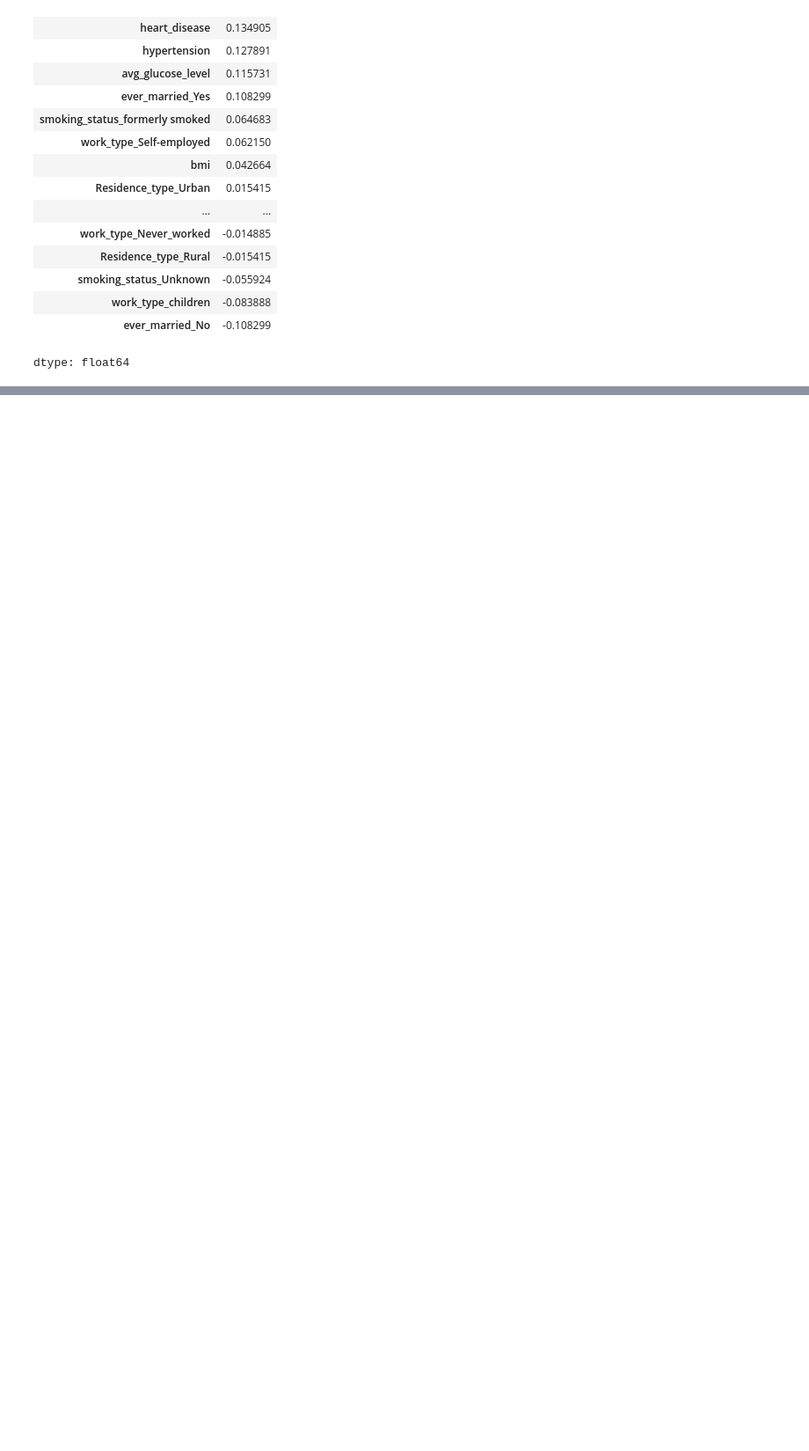
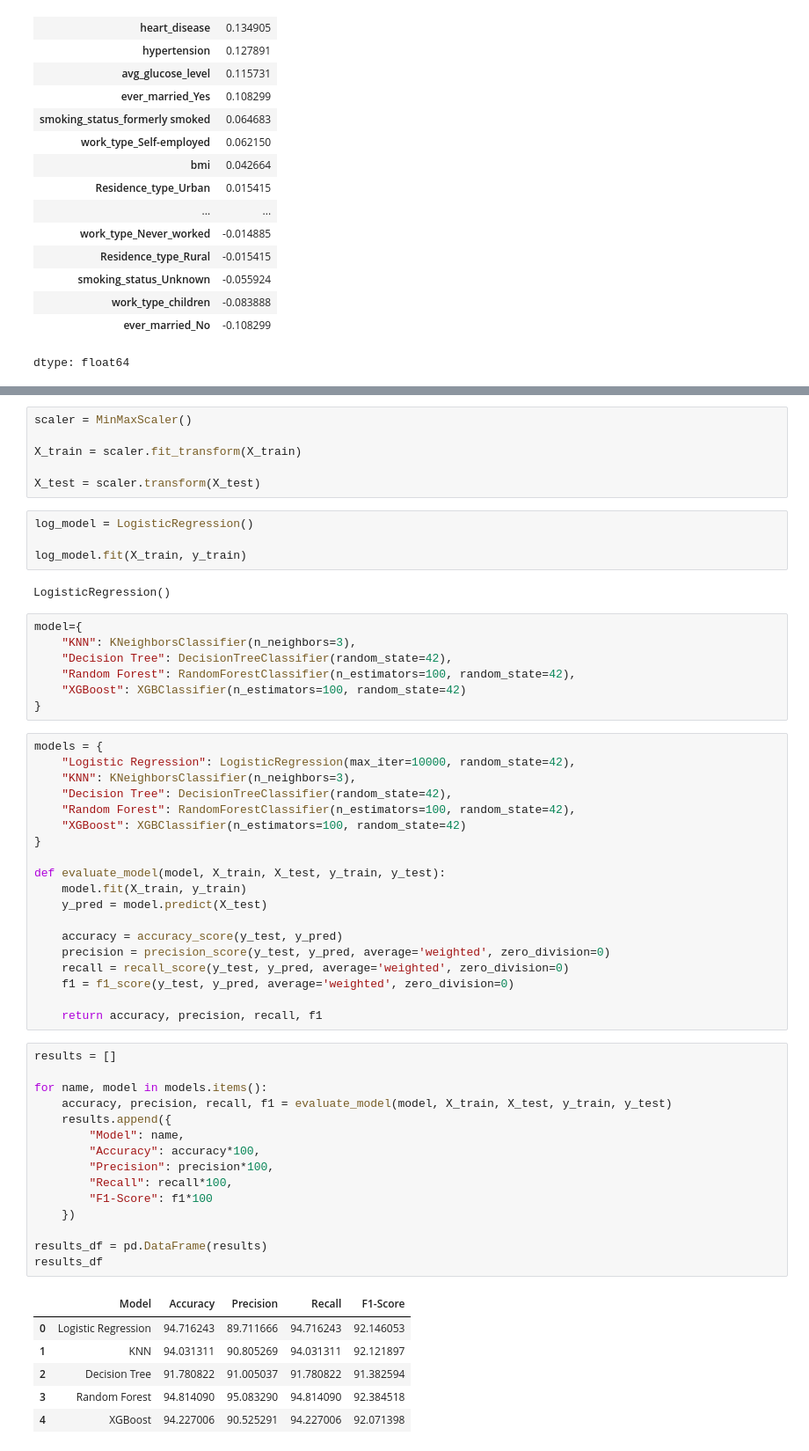
Before and after one commit to MariiaSam/Stroke-Prediction, a Jupyter notebook: Stroke_Prediction.ipynb, the cells around one changed output, grey strips where cells are left out. Shown at 88% size. Drawn from its saved outputs; the diff is of its cells as text; blank space fills up the shorter version.

```diff
--- a/Stroke_Prediction.ipynb
+++ b/Stroke_Prediction.ipynb
@@ -519,0 +643,60 @@ Passing `palette` without assigning `hue` is deprecated and will be removed in v
+# %%
+scaler = MinMaxScaler()
+
+X_train = scaler.fit_transform(X_train)
+
+X_test = scaler.transform(X_test)
+# %%
+log_model = LogisticRegression()
+
+log_model.fit(X_train, y_train)
+# %% [output]
+LogisticRegression()
+# %%
+model={
+    "KNN": KNeighborsClassifier(n_neighbors=3),
+    "Decision Tree": DecisionTreeClassifier(random_state=42),
+    "Random Forest": RandomForestClassifier(n_estimators=100, random_state=42),
+    "XGBoost": XGBClassifier(n_estimators=100, random_state=42)
+}
+# %%
+models = {
+    "Logistic Regression": LogisticRegression(max_iter=10000, random_state=42),
+    "KNN": KNeighborsClassifier(n_neighbors=3),
+    "Decision Tree": DecisionTreeClassifier(random_state=42),
+    "Random Forest": RandomForestClassifier(n_estimators=100, random_state=42),
+    "XGBoost": XGBClassifier(n_estimators=100, random_state=42)
+}
+
+def evaluate_model(model, X_train, X_test, y_train, y_test):
+    model.fit(X_train, y_train)
+    y_pred = model.predict(X_test)
+
+    accuracy = accuracy_score(y_test, y_pred)
+    precision = precision_score(y_test, y_pred, average='weighted', zero_division=0)
+    recall = recall_score(y_test, y_pred, average='weighted', zero_division=0)
+    f1 = f1_score(y_test, y_pred, average='weighted', zero_division=0)
+
+    return accuracy, precision, recall, f1
+# %%
+results = []
+
+for name, model in models.items():
+    accuracy, precision, recall, f1 = evaluate_model(model, X_train, X_test, y_train, y_test)
+    results.append({
+        "Model": name,
+        "Accuracy": accuracy*100,
+        "Precision": precision*100,
+        "Recall": recall*100,
+        "F1-Score": f1*100
+    })
+
+results_df = pd.DataFrame(results)
+results_df
+# %% [output]
+|  | Model | Accuracy | Precision | Recall | F1-Score |
+| 0 | Logistic Regression | 94.716243 | 89.711666 | 94.716243 | 92.146053 |
+| 1 | KNN | 94.031311 | 90.805269 | 94.031311 | 92.121897 |
+| 2 | Decision Tree | 91.780822 | 91.005037 | 91.780822 | 91.382594 |
+| 3 | Random Forest | 94.814090 | 95.083290 | 94.814090 | 92.384518 |
+| 4 | XGBoost | 94.227006 | 90.525291 | 94.227006 | 92.071398 |
```
Also changed, not shown: parts of 14 cells of this notebook.
